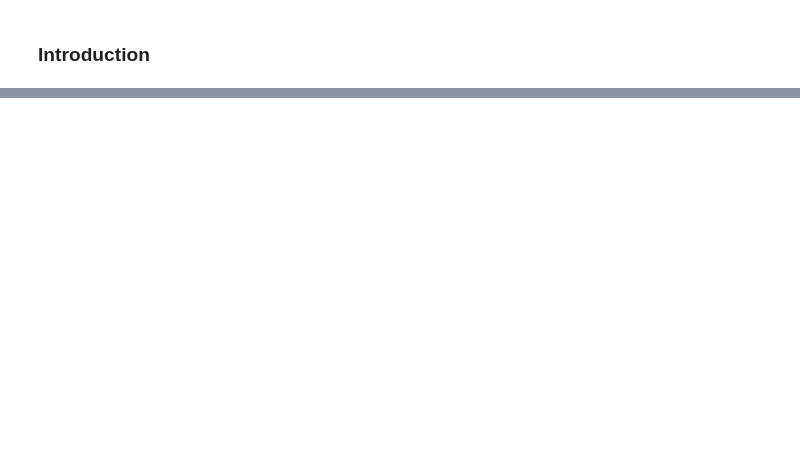
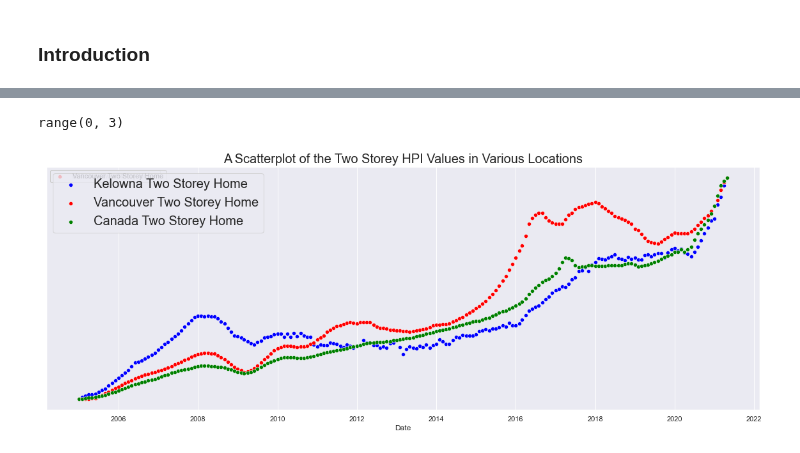
Before and after one commit to data301-2021-summer2/group-11-project, a Jupyter notebook: analysis/Shared/Task 4 Notebook.ipynb, the cells around one changed output, grey strips where cells are left out. Saved outputs shown, nothing was run; the diff lists cells and outputs as text; code cells hidden in the pictures; blank space fills up the shorter version.

```diff
--- a/analysis/Shared/Task 4 Notebook.ipynb
+++ b/analysis/Shared/Task 4 Notebook.ipynb
@@ -215,0 +210,5 @@ import matplotlib.pyplot as plt
+# %%
+pf.multiScatterPlot(MLS_BC_HPI_DF,[ 'Kelowna Two Storey Home', 'Vancouver Two Storey Home', 'Canada Two Storey Home'], ['blue','red','green'],'A Scatterplot of the Two Storey HPI Values in Various Locations')
+# %% [output]
+range(0, 3)
+[figure, added]
```
Also changed, not shown: parts of 29 cells of this notebook, 1 other file.
